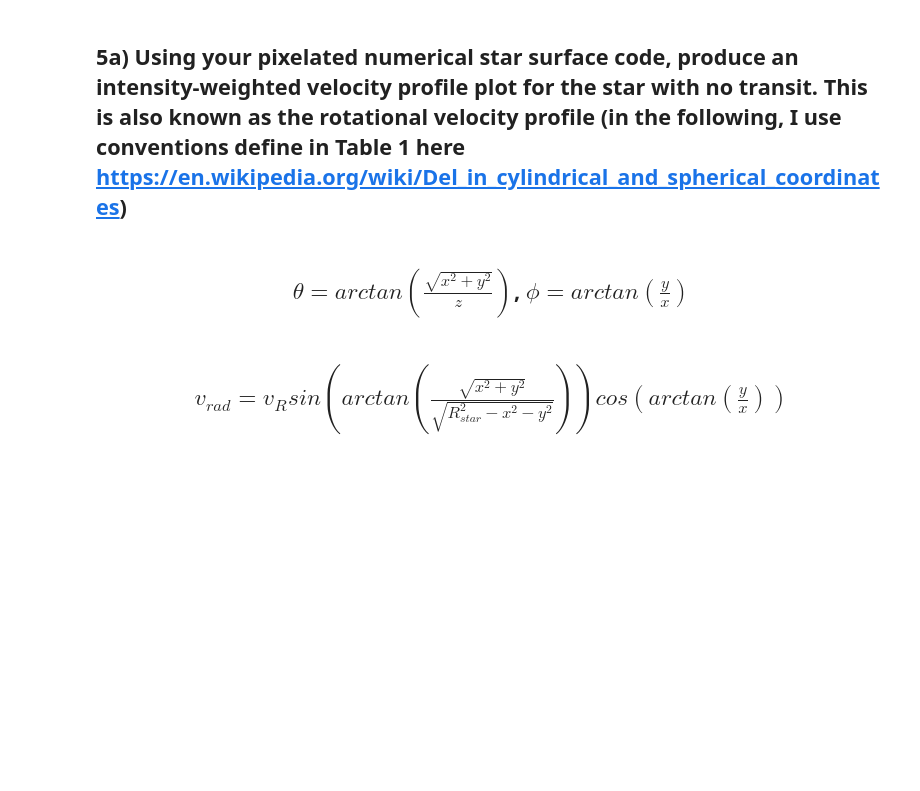
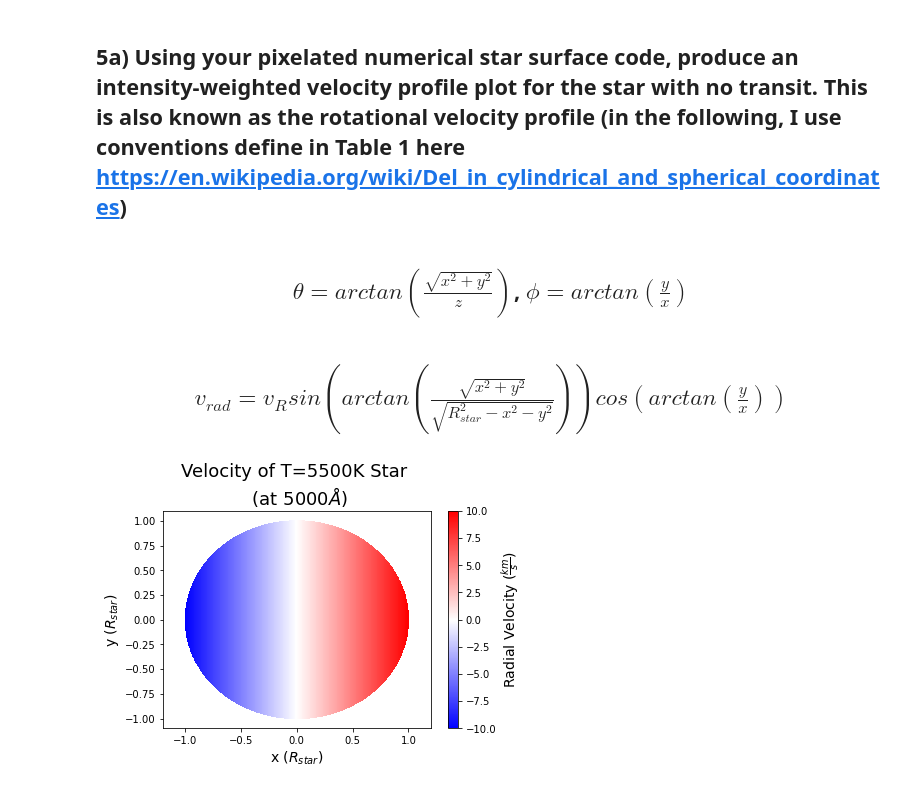
Before and after one commit to jlilly364/ASTR5490, a Jupyter notebook: HW3/PlanetsHW3.ipynb, the cells around one changed output. Saved outputs shown, nothing was run; the diff lists cells and outputs as text; code cells hidden in the pictures; blank space fills up the shorter version.

```diff
--- a/HW3/PlanetsHW3.ipynb
+++ b/HW3/PlanetsHW3.ipynb
@@ -439,3 +440,9 @@ LightCurveCompare()
 ## <center> $\theta=arctan\left(\frac{\sqrt{x^2+y^2}}{z}\right)$, $\phi=arctan\left(\frac{y}{x}\right)$ </center>
 # %% [markdown]
 ## <center> $v_{rad} = v_R sin\left(arctan\left(\frac{\sqrt{x^2+y^2}}{\sqrt{R_{star}^2-x^2-y^2}}\right)\right)cos\left(arctan\left(\frac{y}{x}\right)\right)$ </center>
+# %%
+# Tests of class and functions within the class
+RotatingStar = LimbDarkening(5500,1000)
+RotatingStar.RVProfile(plot='star')
+# %% [output]
+[figure, added]
```
Also changed, not shown: parts of 17 cells of this notebook, 4 other files.
